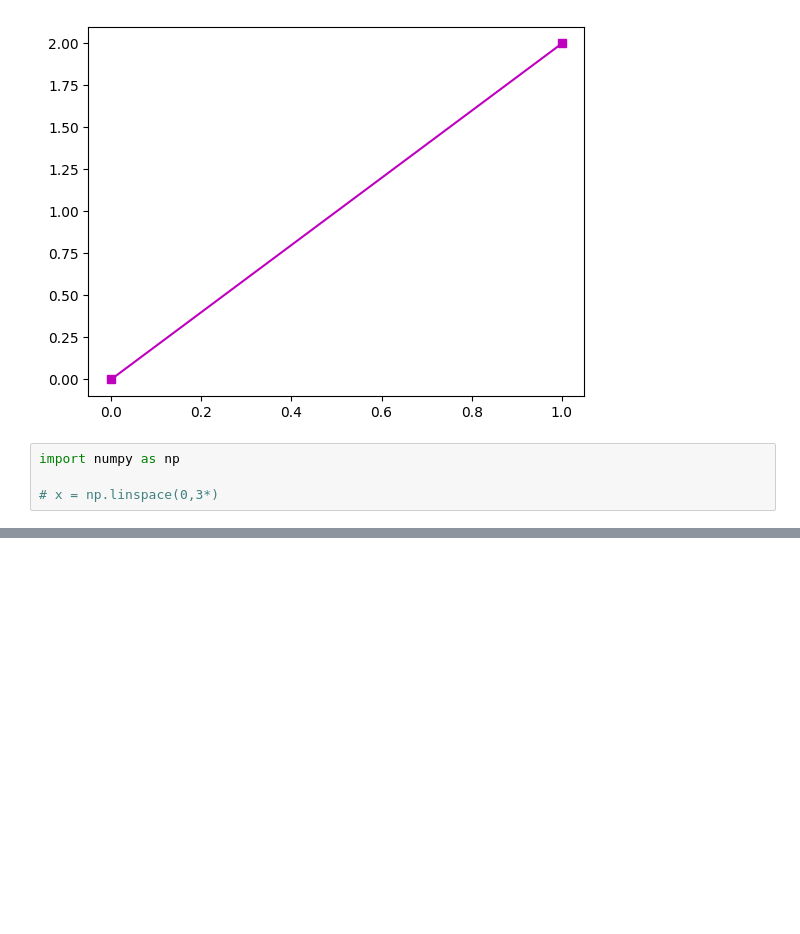
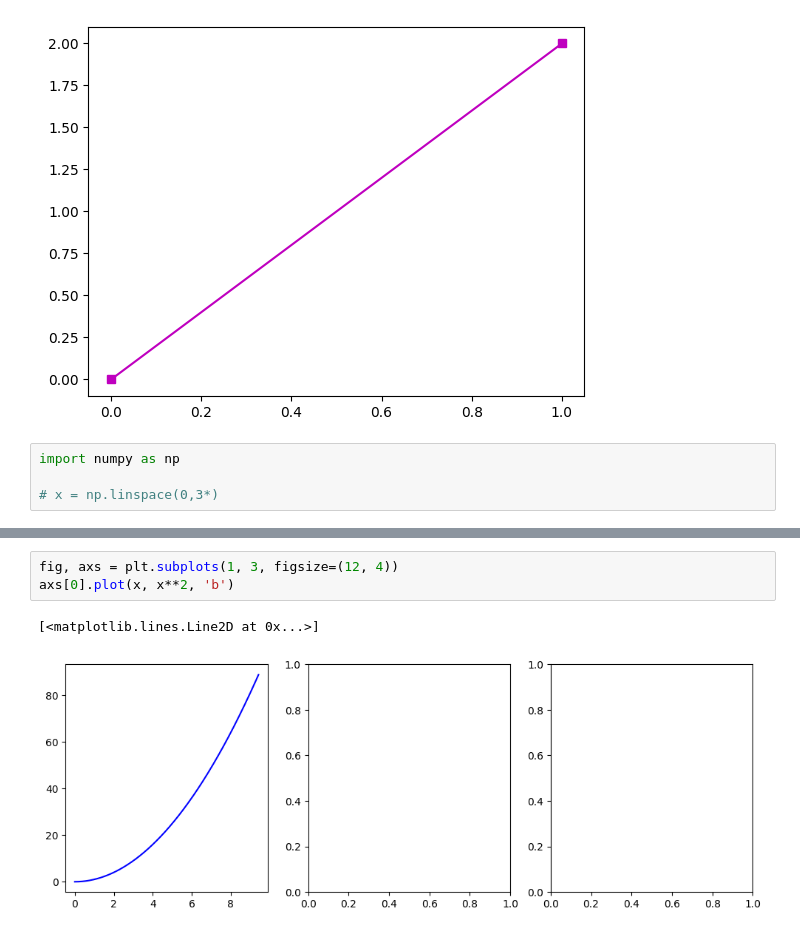
Before and after one commit to bobcowher/llm_course_mike_x_cohen, a Jupyter notebook: DataVisualization/intro.ipynb, the cells around one changed output, grey strips where cells are left out. Cells and saved outputs as stored; diff of their text form; blank space fills up the shorter version.

```diff
--- a/DataVisualization/intro.ipynb
+++ b/DataVisualization/intro.ipynb
@@ -31,0 +34,6 @@ plt.show()
+# %%
+fig, axs = plt.subplots(1, 3, figsize=(12, 4))
+axs[0].plot(x, x**2, 'b')
+# %% [output]
+[<matplotlib.lines.Line2D at 0x...>]
+[figure, added]
```
Also changed, not shown: parts of 3 cells of this notebook, 1 other file.
